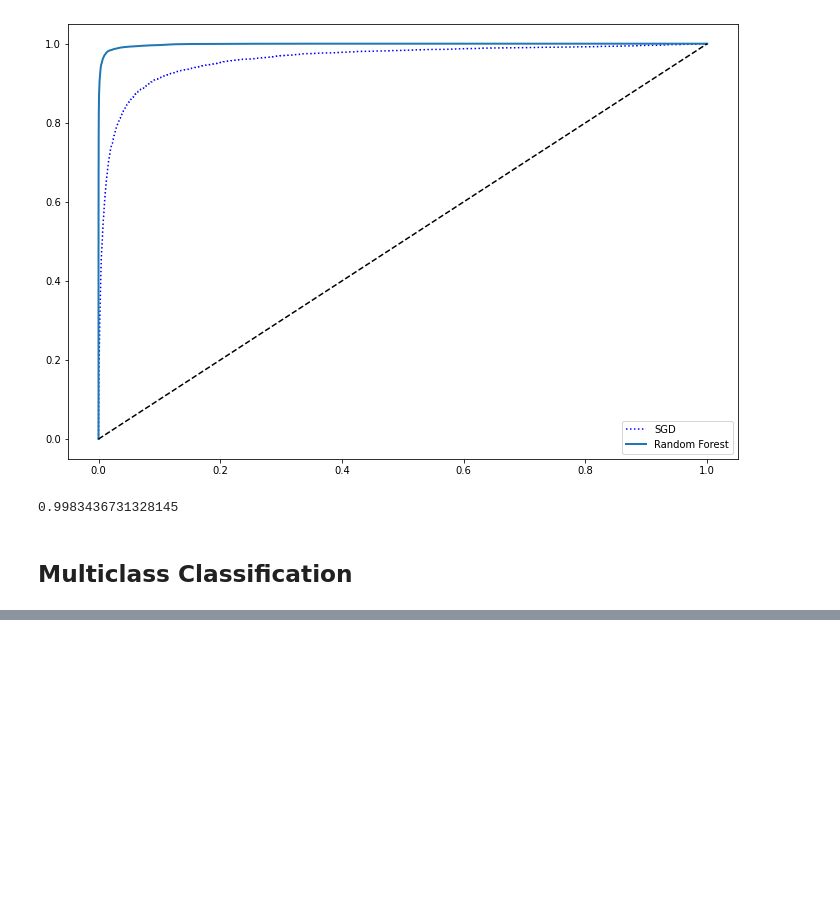
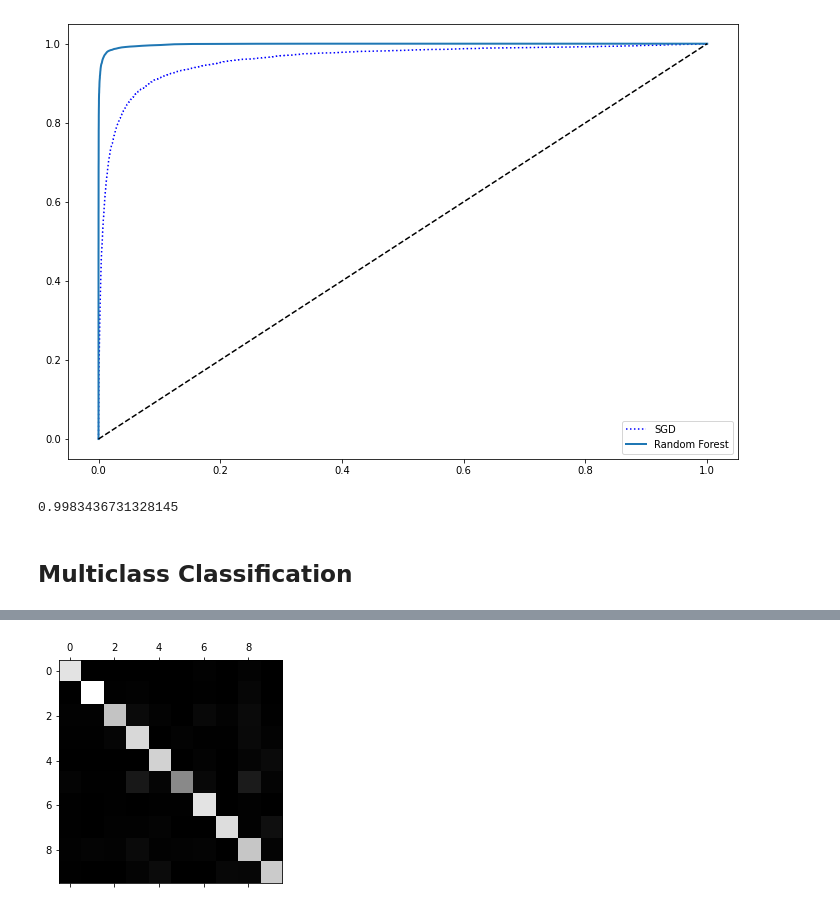
Before and after one commit to panza238/Hands_On_ML, a Jupyter notebook: ch03/chapter_03.ipynb, the cells around one changed output, grey strips where cells are left out. Cells and saved outputs as stored; diff of their text form; code cells hidden in the pictures; blank space fills up the shorter version.

```diff
--- a/ch03/chapter_03.ipynb
+++ b/ch03/chapter_03.ipynb
@@ -295,3 +300,10 @@ roc_auc_score(y_train_5, y_scores_forest)
 0.9983436731328145
 # %% [markdown]
 ## Multiclass Classification
+# %%
+from sklearn.svm import SVC
+
+svc_clf = SVC()
+svc_clf.fit(X_train, y_train)
+test_pred = svc_clf.predict([test_digit])
+test_pred
@@ -297,0 +343,6 @@ roc_auc_score(y_train_5, y_scores_forest)
+# %%
+# Ejemplo con SGD
+multi_class_sgd = SGDClassifier()
+multi_class_sgd.fit(X_train, y_train)
+multi_pred = multi_class_sgd.predict([test_digit])
+multi_score = multi_class_sgd.decision_function([test_digit])
@@ -297,0 +363,4 @@ roc_auc_score(y_train_5, y_scores_forest)
+# %%
+multi_y_train_pred = cross_val_predict(multi_class_sgd, X_train, y_train, cv=3)
+multi_conf_mx = confusion_matrix(y_true=y_train, y_pred=multi_y_train_pred)
+multi_conf_mx
@@ -297,0 +378,6 @@ roc_auc_score(y_train_5, y_scores_forest)
+# %%
+# Representación visual de la confusion matrix
+plt.matshow(multi_conf_mx, cmap=plt.cm.gray)
+plt.show()
+# %% [output]
+[figure, added]
```
Also changed, not shown: parts of 34 cells of this notebook.
